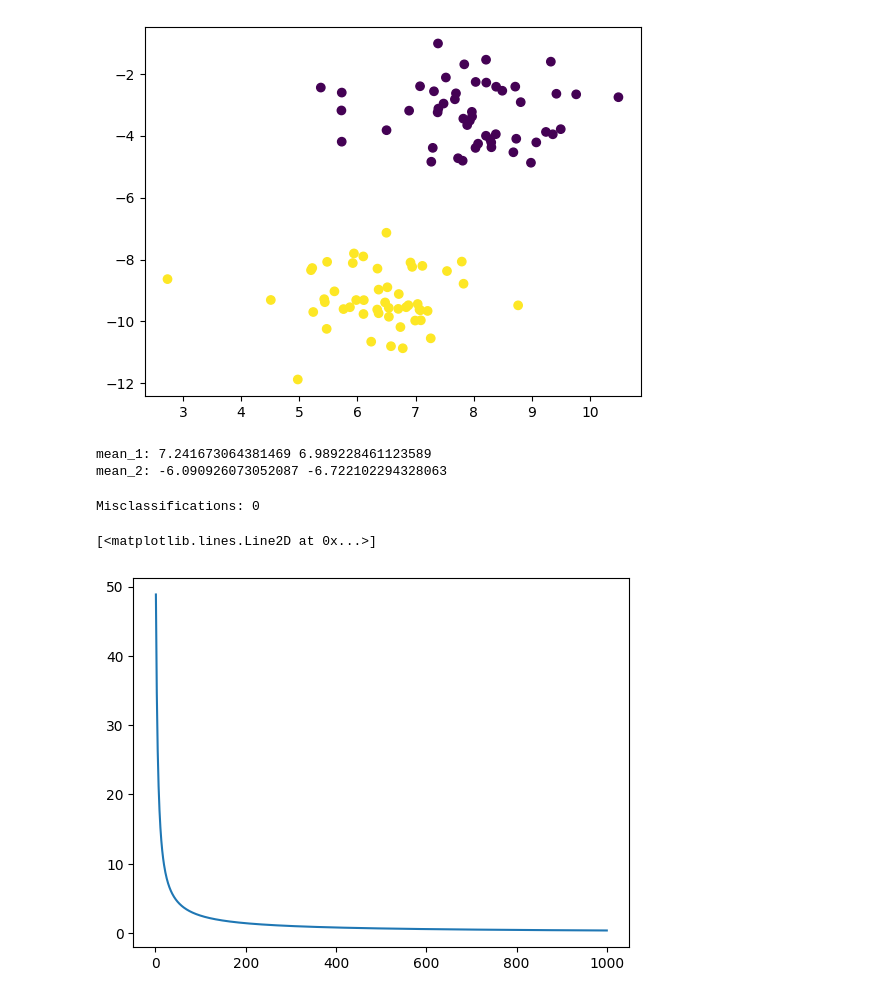
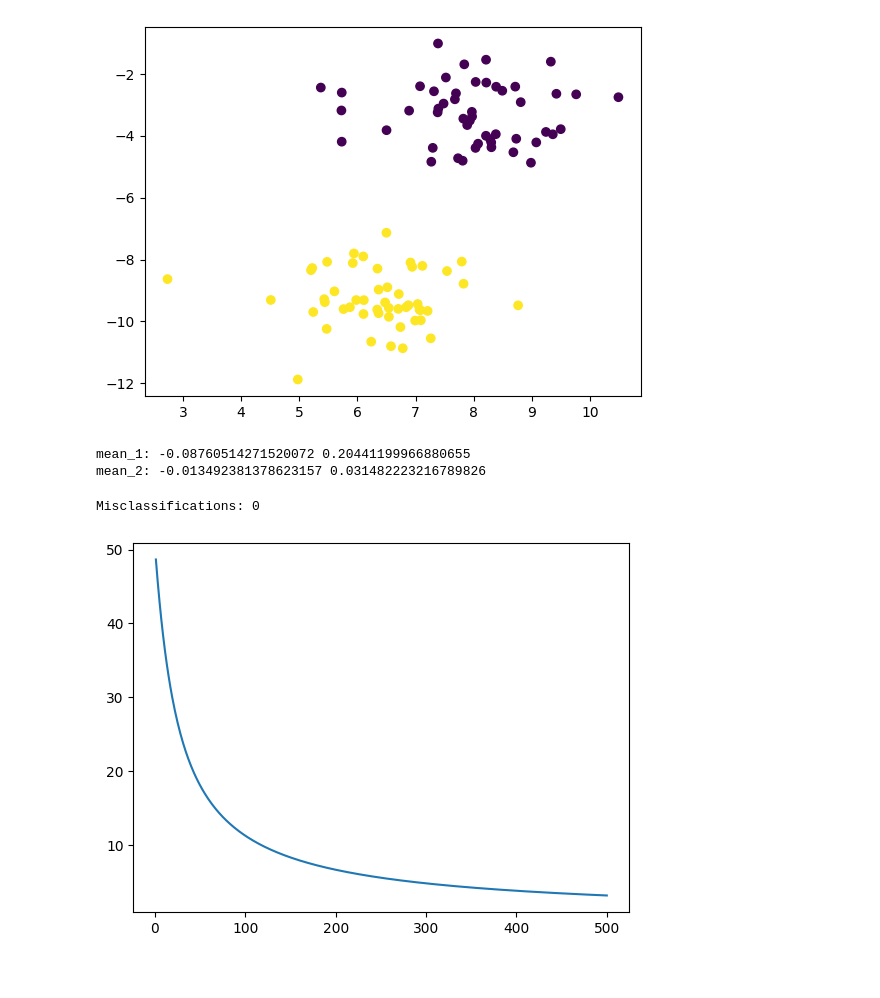
Before and after one commit to alucantonio/data_science, a Jupyter notebook: basicml.ipynb, the cells around one changed output. Cells and saved outputs as stored; diff of their text form; code cells hidden in the pictures.

Commit message:
[WIP] Working on logistic regression notebook. Completing linear regression slides.

```diff
--- a/basicml.ipynb
+++ b/basicml.ipynb
@@ -209,18 +221,31 @@ class LogisticRegression:
         return np.where(self.sigmoid(self.dot_product(X))>=0.5,1,0)
+# %%
+# shuffling of the dataset
+np.random.seed(42)
+data = np.c_[X,y]
+np.random.shuffle(data)
+#FIXME: comment it!
+X_shuffled, y_shuffled = data[:,:X.shape[1]], data[:,X.shape[1]:][:,0]
+# %%
+#standardization of the dataset
+mean_X = np.mean(X_shuffled, axis= 0)
+std_X = np.std(X_shuffled, axis = 0)
+X_norm = (X_shuffled-mean_X)/std_X
 # %%
-X_train=X[:70]
-X_test=X[70:]
-y_train=y[:70]
-y_test=y[70:]
+# train-test split
+X_train=X_norm[:70]
+X_test=X_norm[70:]
+y_train=y_shuffled[:70]
+y_test=y_shuffled[70:]
 
 print('mean_1:',X_train[:,0].mean(),X_test[:,0].mean())
 
 print('mean_2:',X_train[:,1].mean(),X_test[:,1].mean())
 # %% [output]
-mean_1: 7.241673064381469 6.989228461123589
-mean_2: -6.090926073052087 -6.722102294328063
+mean_1: -0.08760514271520072 0.20441199966880655
+mean_2: -0.013492381378623157 0.031482223216789826
 # %%
-lr=LogisticRegression(n_iter=1000,l_rate=0.001,random_state=1)
+lr=LogisticRegression(num_iterations=500,learning_rate=0.001,random_state=1)
 lr.fit(X_train,y_train)
 
 y_pred=lr.predict(X_test)
@@ -229,10 +254,10 @@ print('Misclassifications:',(y_test!=y_pred).sum())
 Misclassifications: 0
 # %%
 # Ploting cost value vs number of iterations
-plt.plot(np.arange(1,len(lr.cost_)+1,1),lr.cost_)
+plt.plot(np.arange(1,len(lr.error)+1,1),lr.error)
+plt.show()
 # %% [output]
-[<matplotlib.lines.Line2D at 0x...>]
-[figure, old version]
+[figure, new version]
 # %%
 # Finding slope and intercept for decission line ploting
 slope=(0-(-lr.w_[2]/lr.w_[1]))/(-lr.w_[2]/lr.w_[0])
```
Also changed, not shown: parts of 7 cells of this notebook, 5 other files.
